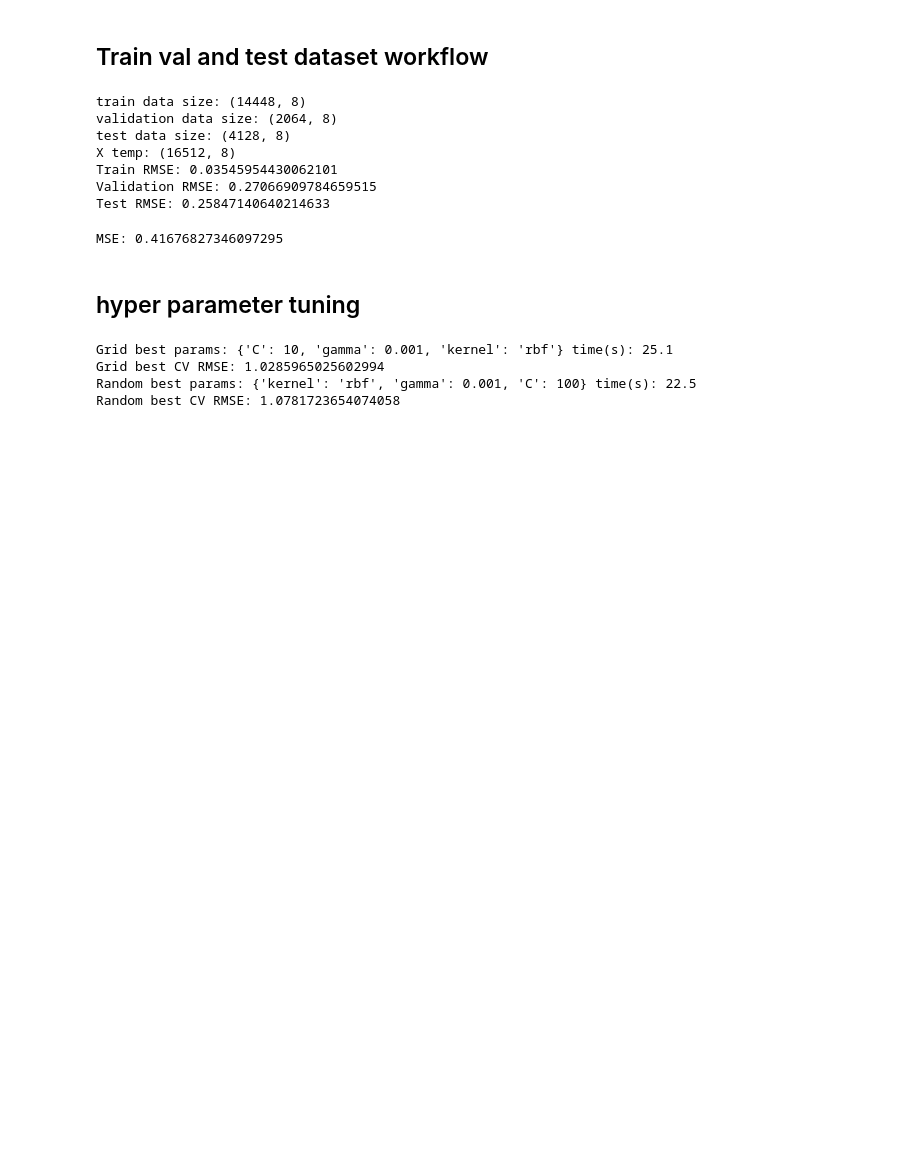
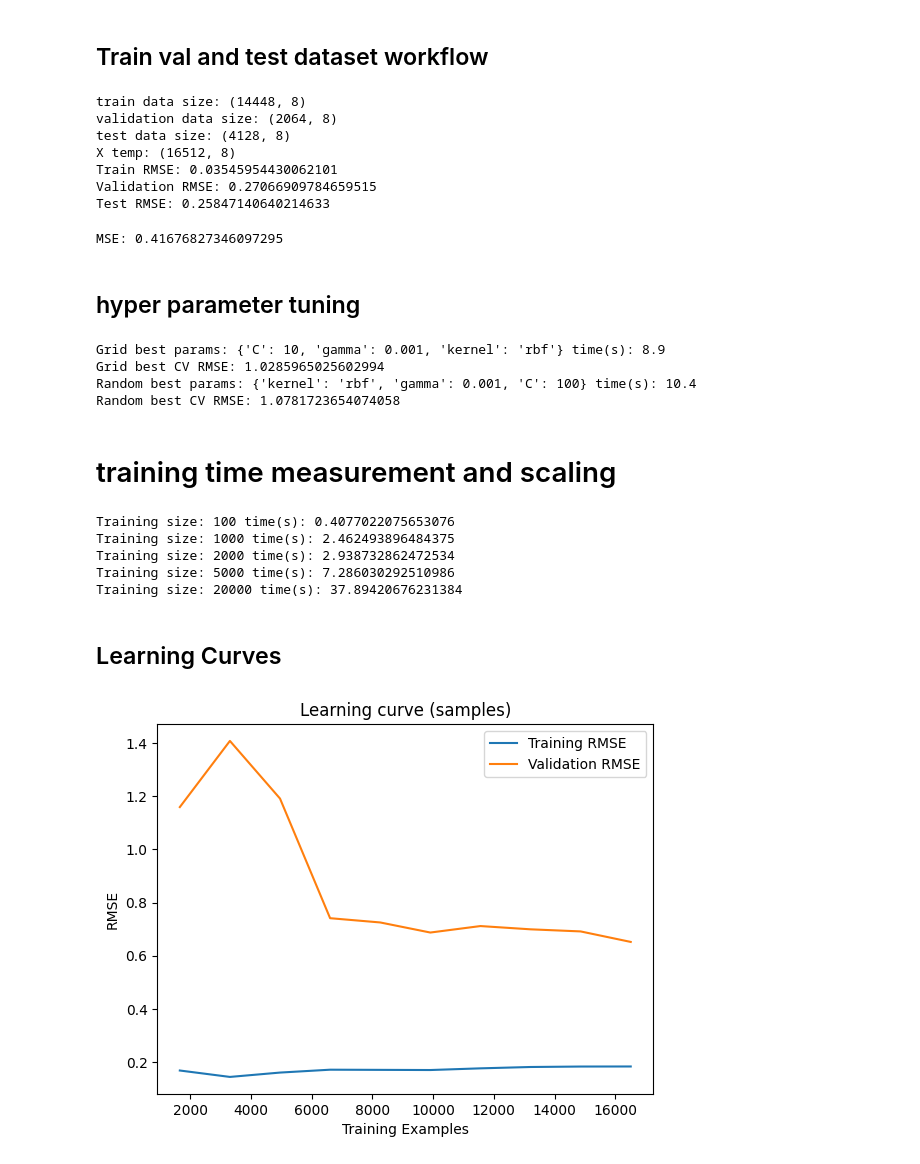
Before and after one commit to avikumart/DA-DS-Questions, a Jupyter notebook: ML_coding/Ml_coding_and_interviewn_practice.ipynb, the cells around one changed output. Cells and saved outputs as stored; diff of their text form; code cells hidden in the pictures; blank space fills up the shorter version.

Commit message:
Learning Curves for the model training

```diff
--- a/ML_coding/Ml_coding_and_interviewn_practice.ipynb
+++ b/ML_coding/Ml_coding_and_interviewn_practice.ipynb
@@ -653,7 +653,9 @@ y_small = y_train.loc[X_small.index]
 svr = SVR()
 
 # Grid search (try a grid)
-param_grid = {"C": [0.1, 1, 10], "gamma": ["scale", 0.01, 0.001], "kernel": ["rbf"]}
+param_grid = {"C": [0.1, 1, 10],
+              "gamma": ["scale", 0.01, 0.001],
+              "kernel": ["rbf"]}
 grid = GridSearchCV(svr, param_grid, cv=3, scoring='neg_mean_squared_error', n_jobs=-1)
 t0 = time.time()
 grid.fit(X_small, y_small)
@@ -661,14 +663,67 @@ print("Grid best params:", grid.best_params_, "time(s):", round(time.time()-t0,1
 print("Grid best CV RMSE:", (-grid.best_score_)**0.5)
 
 # Randomized search (search wider space)
-param_dist = {"C": [0.01, 0.1, 1, 10, 100], "gamma": [0.1, 0.01, 0.001, 'scale'], "kernel": ['rbf']}
+param_dist = {"C": [0.01, 0.1, 1, 10, 100],
+              "gamma": [0.1, 0.01, 0.001, 'scale'],
+              "kernel": ['rbf']}
 rand = RandomizedSearchCV(svr, param_dist, n_iter=8, cv=3, scoring='neg_mean_squared_error', random_state=0, n_jobs=-1)
 t1 = time.time()
 rand.fit(X_small, y_small)
 print("Random best params:", rand.best_params_, "time(s):", round(time.time()-t1,1))
 print("Random best CV RMSE:", (-rand.best_score_)**0.5)
 # %% [output]
-Grid best params: {'C': 10, 'gamma': 0.001, 'kernel': 'rbf'} time(s): 25.1
+Grid best params: {'C': 10, 'gamma': 0.001, 'kernel': 'rbf'} time(s): 8.9
 Grid best CV RMSE: 1.0285965025602994
-Random best params: {'kernel': 'rbf', 'gamma': 0.001, 'C': 100} time(s): 22.5
+Random best params: {'kernel': 'rbf', 'gamma': 0.001, 'C': 100} time(s): 10.4
 Random best CV RMSE: 1.0781723654074058
+# %% [markdown]
+# training time measurement and scaling
+# %%
+import time
+from sklearn.ensemble import RandomForestRegressor
+
+sizes = [100,1000, 2000, 5000,20000]
+times = [0]
+for s in sizes:
+  if s > X.shape[0]:
+    break
+  Xt = X.sample(s, random_state=0)
+  yt = y.loc[Xt.index]
+  model = RandomForestRegressor(n_estimators=100, random_state=0)
+  t0 = time.time()
+  model.fit(Xt, yt)
+  times.append(time.time()-t0)
+  print("Training size:", s, "time(s):", times[-1])
+# %% [output]
+Training size: 100 time(s): 0.4077022075653076
+Training size: 1000 time(s): 2.462493896484375
+Training size: 2000 time(s): 2.938732862472534
+Training size: 5000 time(s): 7.286030292510986
+Training size: 20000 time(s): 37.89420676231384
+# %% [markdown]
+## Learning Curves
+# %%
+import numpy as np
+import matplotlib.pyplot as plt
+from sklearn.model_selection import learning_curve
+from sklearn.ensemble import RandomForestRegressor
+
+# learning curves vs samples
+est = RandomForestRegressor(n_estimators=100, random_state=0)
+train_sizes, train_scores, val_scores = learning_curve(est, X, y,
+                                                        train_sizes=np.linspace(0.1, 1, 10),
+                                                        cv=5,
+                                                        scoring="neg_mean_squared_error")
+
+train_rmse = np.sqrt(-train_scores.mean(axis=1))
+val_rmse = np.sqrt(-val_scores.mean(axis=1))
+
+plt.plot(train_sizes, train_rmse, label="Training RMSE")
+plt.plot(train_sizes, val_rmse, label="Validation RMSE")
+plt.xlabel("Training Examples")
+plt.ylabel("RMSE")
+plt.legend()
+plt.title("Learning curve (samples)")
+plt.show()
+# %% [output]
+[figure, added]
```
Also changed, not shown: parts of 2 cells of this notebook.
